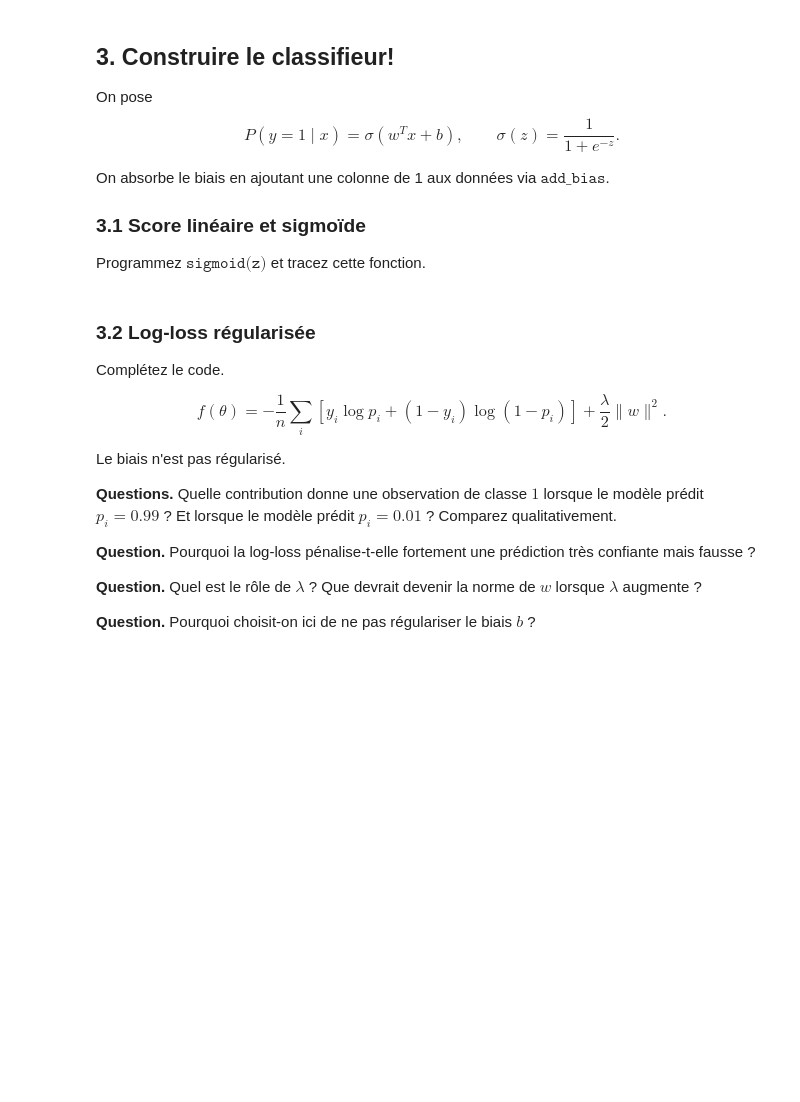
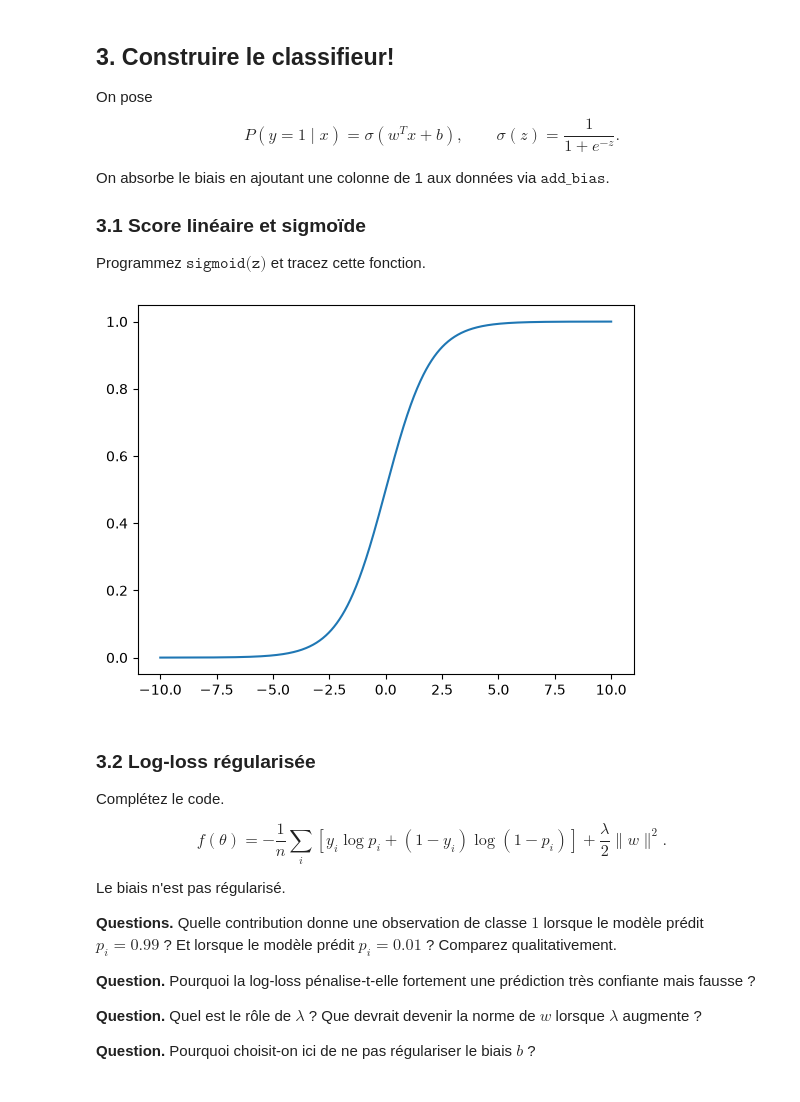
Before and after one commit to momo67-coder/Projet-MDC-2026, a Jupyter notebook: projet-python/Projet_QuickDraw_Sujet.ipynb, the cells around one changed output. Saved outputs shown, nothing was run; the diff lists cells and outputs as text; code cells hidden in the pictures; blank space fills up the shorter version.

```diff
--- a/projet-python/Projet_QuickDraw_Sujet.ipynb
+++ b/projet-python/Projet_QuickDraw_Sujet.ipynb
@@ -270,8 +270,27 @@ Text(0.5, 1.0, 'Différence entre les images moyennes')
 Normalisez les pixels dans $[0,1]$, aplatissez chaque image en un vecteur de dimension 784 puis conservez 70 % des données pour l'apprentissage et 30 % pour le test.
 # %%
 # TODO
-# X = ...
-# X_train, X_test, y_train, y_test = train_test_split(...)
+# TODO
+X = []
+max = 255
+min = 0
+for img in Ximg:
+    img_norm = []
+    for i in range(28):
+        for j in range(28):
+            img_norm.append((img[i][j] - min) / (max - min))
+    X.append(img_norm)
+
+def train_test_split(X,y,r=0.3):
+    n = len(X)
+    n_train = int(n*(1-r))
+    X_train = X[:n_train]
+    X_test = X[n_train:]
+    y_train = y[:n_train]
+    y_test = y[n_train:]
+    return np.array(X_train), np.array(X_test), y_train, y_test
+
+X_train, X_test, y_train, y_test = train_test_split(X,y,r=0.3)
 
 print(X_train.shape, X_test.shape)
 # %% [output]
@@ -290,16 +309,21 @@ Programmez $\texttt{sigmoid(z)}$ et tracez cette fonction.
 # %%
 def add_bias(X):
     # TODO
     return np.column_stack([np.ones(X.shape[0]), X])
 
 
 def sigmoid(z):
     # TODO
     return 1 / (1 + np.exp(-z))
 
 
 X_train_b = add_bias(X_train)
 X_test_b = add_bias(X_test)
+X = np.linspace(-10,10,1000)
+plt.plot(X,sigmoid(X)) #que pour les tableaux numpy
+plt.show()
+# %% [output]
+[figure, added]
 # %% [markdown]
 ### 3.2 Log-loss régularisée
 Complétez le code.
```
Also changed, not shown: parts of 3 cells of this notebook.
